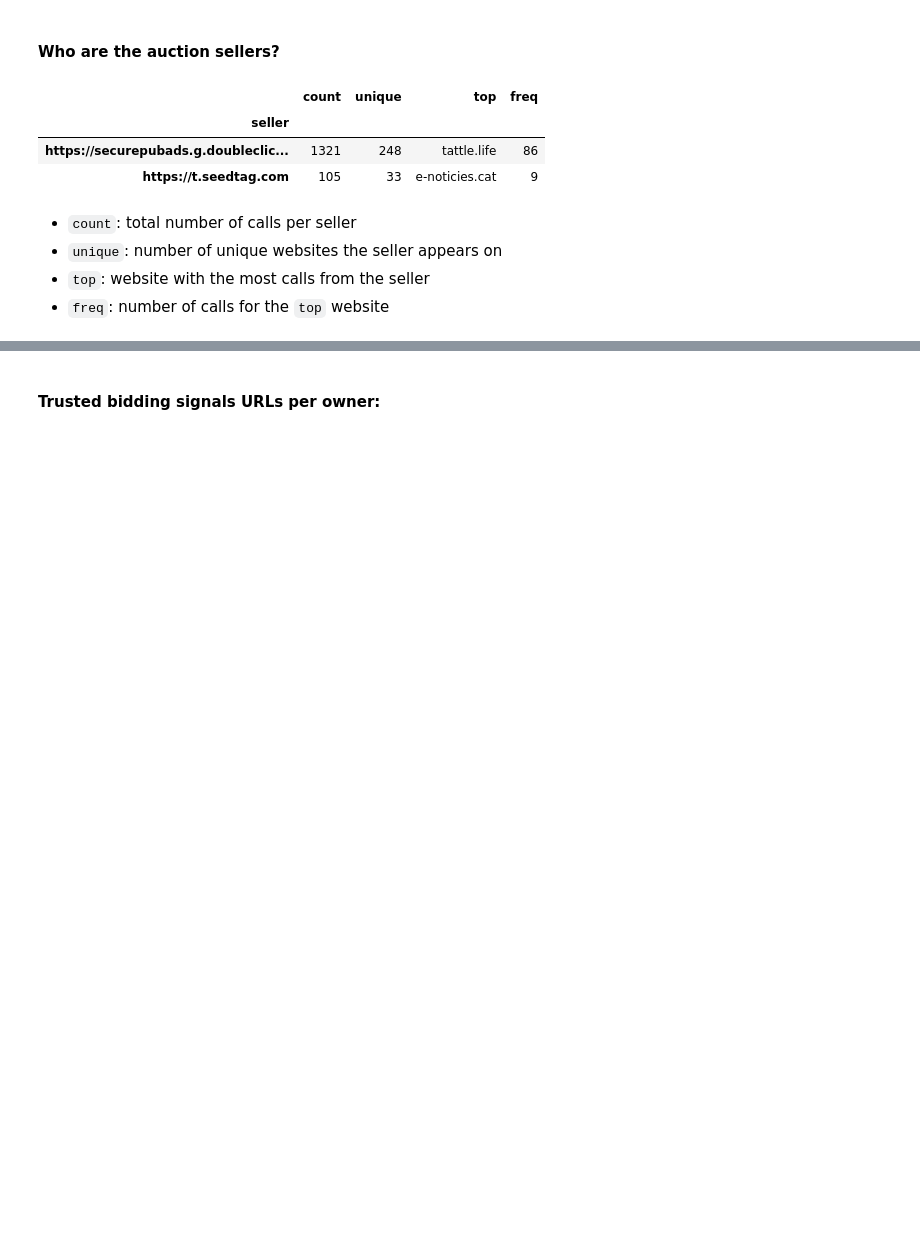
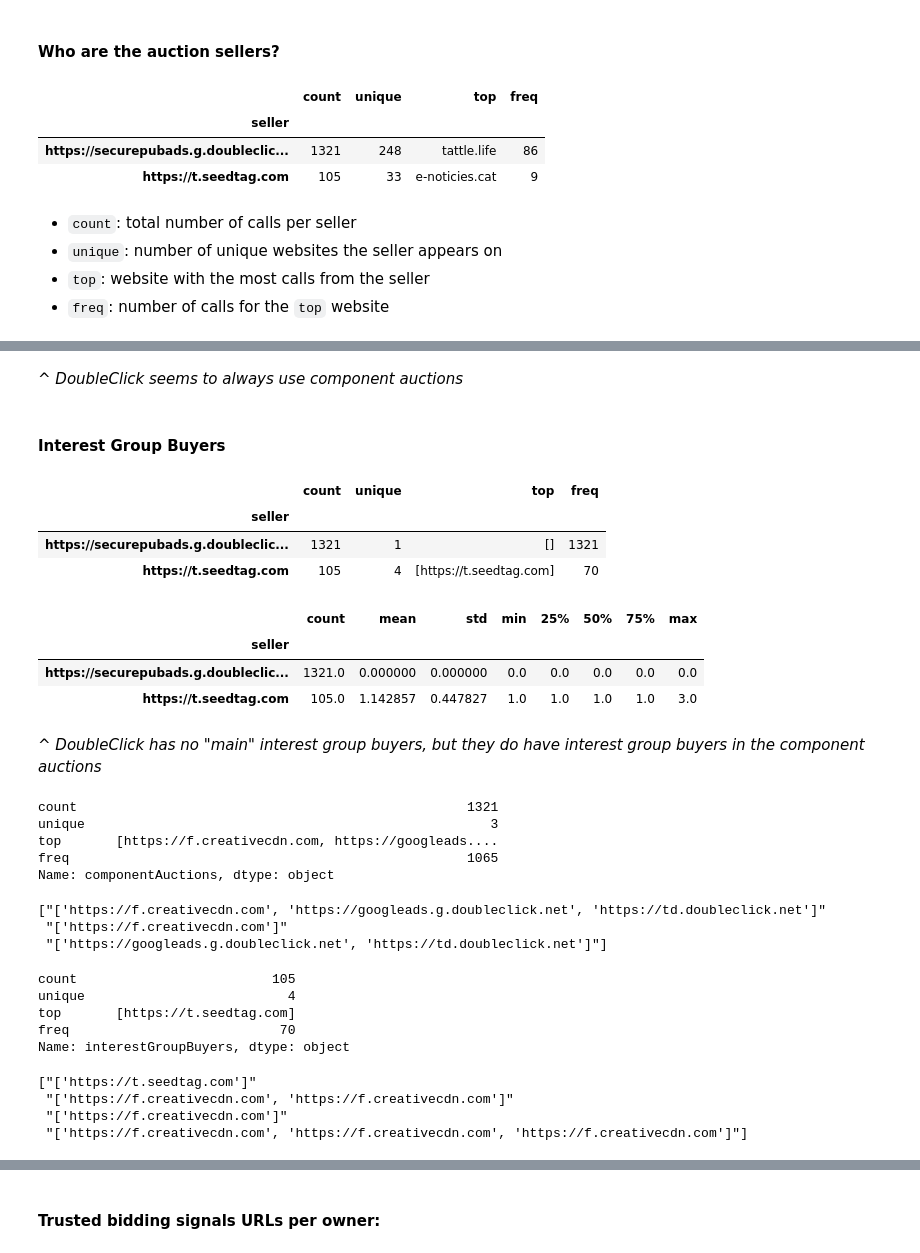
Before and after one commit to MichielP1807/tracker-radar-collector, a Jupyter notebook: post-processing/analysis.ipynb, the cells around one changed output, grey strips where cells are left out. Saved outputs shown, nothing was run; the diff lists cells and outputs as text; code cells hidden in the pictures; blank space fills up the shorter version.

```diff
--- a/post-processing/analysis.ipynb
+++ b/post-processing/analysis.ipynb
@@ -573,0 +610,49 @@ auction_calls.groupby("seller")["finalUrlFld"].describe().sort_values(by="unique
+# %% [markdown]
+^ *DoubleClick seems to always use component auctions*
+# %% [markdown]
+#### Interest Group Buyers
+# %%
+auction_calls.groupby("seller")["interestGroupBuyers"].describe()
+# %% [output]
+|  | count | unique | top | freq |
+| seller |  |  |  |  |
+| https://securepubads.g.doubleclic... | 1321 | 1 | [] | 1321 |
+| https://t.seedtag.com | 105 | 4 | [https://t.seedtag.com] | 70 |
+# %%
+auction_calls.groupby("seller")["interestGroupBuyersLen"].describe()
+# %% [output]
+|  | count | mean | std | min | 25% | 50% | 75% | max |
+| seller |  |  |  |  |  |  |  |  |
+| https://securepubads.g.doubleclic... | 1321.0 | 0.000000 | 0.000000 | 0.0 | 0.0 | 0.0 | 0.0 | 0.0 |
+| https://t.seedtag.com | 105.0 | 1.142857 | 0.447827 | 1.0 | 1.0 | 1.0 | 1.0 | 3.0 |
+# %% [markdown]
+^ *DoubleClick has no "main" interest group buyers, but they do have interest group buyers in the component auctions*
+# %%
+auction_calls[auction_calls["seller"] == "https://securepubads.g.doubleclick.net"]["componentAuctions"].map(lambda auc: auc[0]["interestGroupBuyers"]).describe()
+# %% [output]
+count                                                  1321
+unique                                                    3
+top       [https://f.creativecdn.com, https://googleads....
+freq                                                   1065
+Name: componentAuctions, dtype: object
+# %%
+print(auction_calls[auction_calls["seller"] == "https://securepubads.g.doubleclick.net"]["componentAuctions"].map(lambda auc: str(auc[0]["interestGroupBuyers"])).unique())
+# %% [output]
+["['https://f.creativecdn.com', 'https://googleads.g.doubleclick.net', 'https://td.doubleclick.net']"
+ "['https://f.creativecdn.com']"
+ "['https://googleads.g.doubleclick.net', 'https://td.doubleclick.net']"]
+# %%
+auction_calls[auction_calls["seller"] == "https://t.seedtag.com"]["interestGroupBuyers"].describe()
+# %% [output]
+count                         105
+unique                          4
+top       [https://t.seedtag.com]
+freq                           70
+Name: interestGroupBuyers, dtype: object
+# %%
+print(auction_calls[auction_calls["seller"] == "https://t.seedtag.com"]["interestGroupBuyers"].apply(str).unique())
+# %% [output]
+["['https://t.seedtag.com']"
+ "['https://f.creativecdn.com', 'https://f.creativecdn.com']"
+ "['https://f.creativecdn.com']"
+ "['https://f.creativecdn.com', 'https://f.creativecdn.com', 'https://f.creativecdn.com']"]
```
Also changed, not shown: parts of 9 cells of this notebook.
